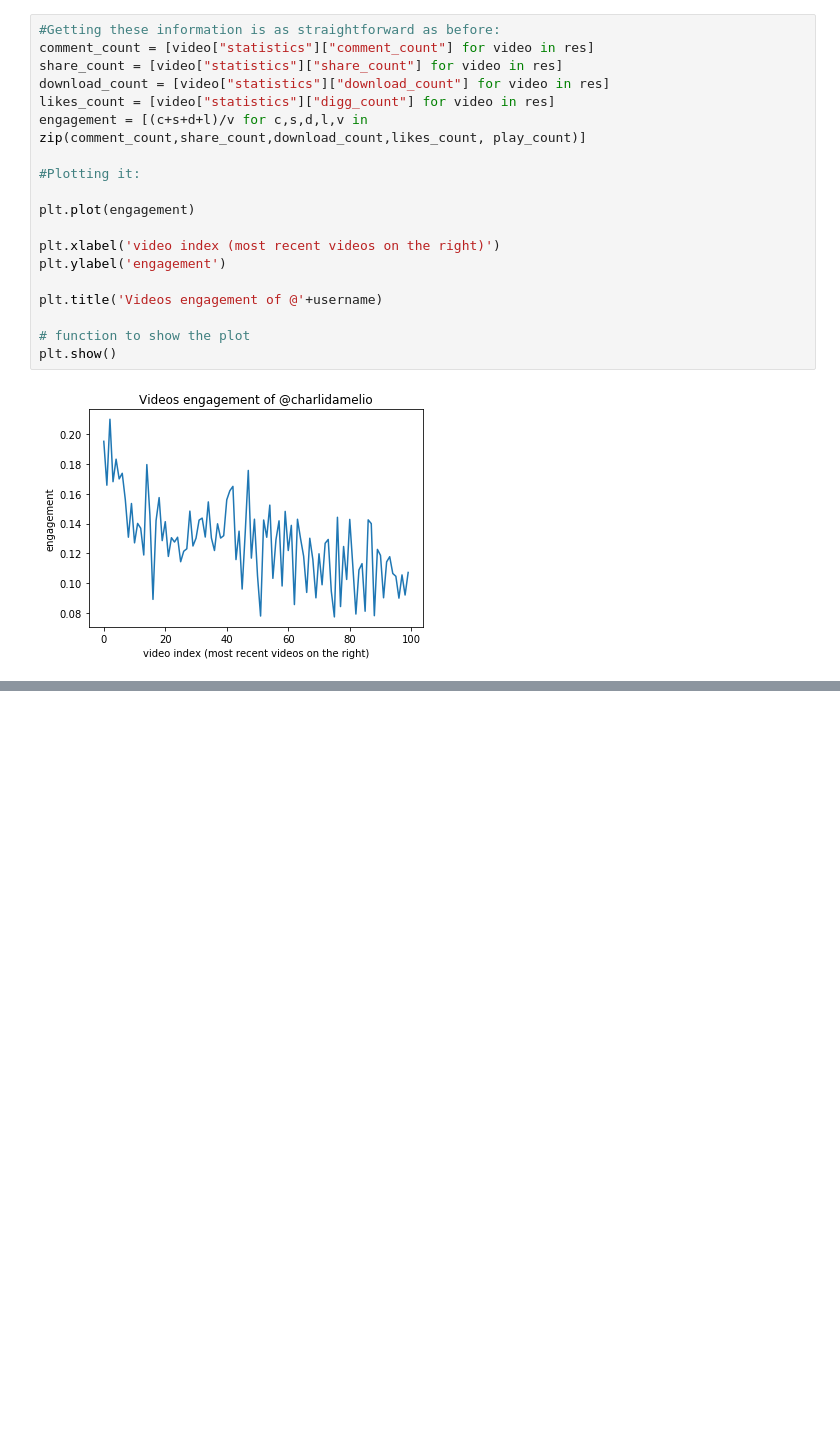
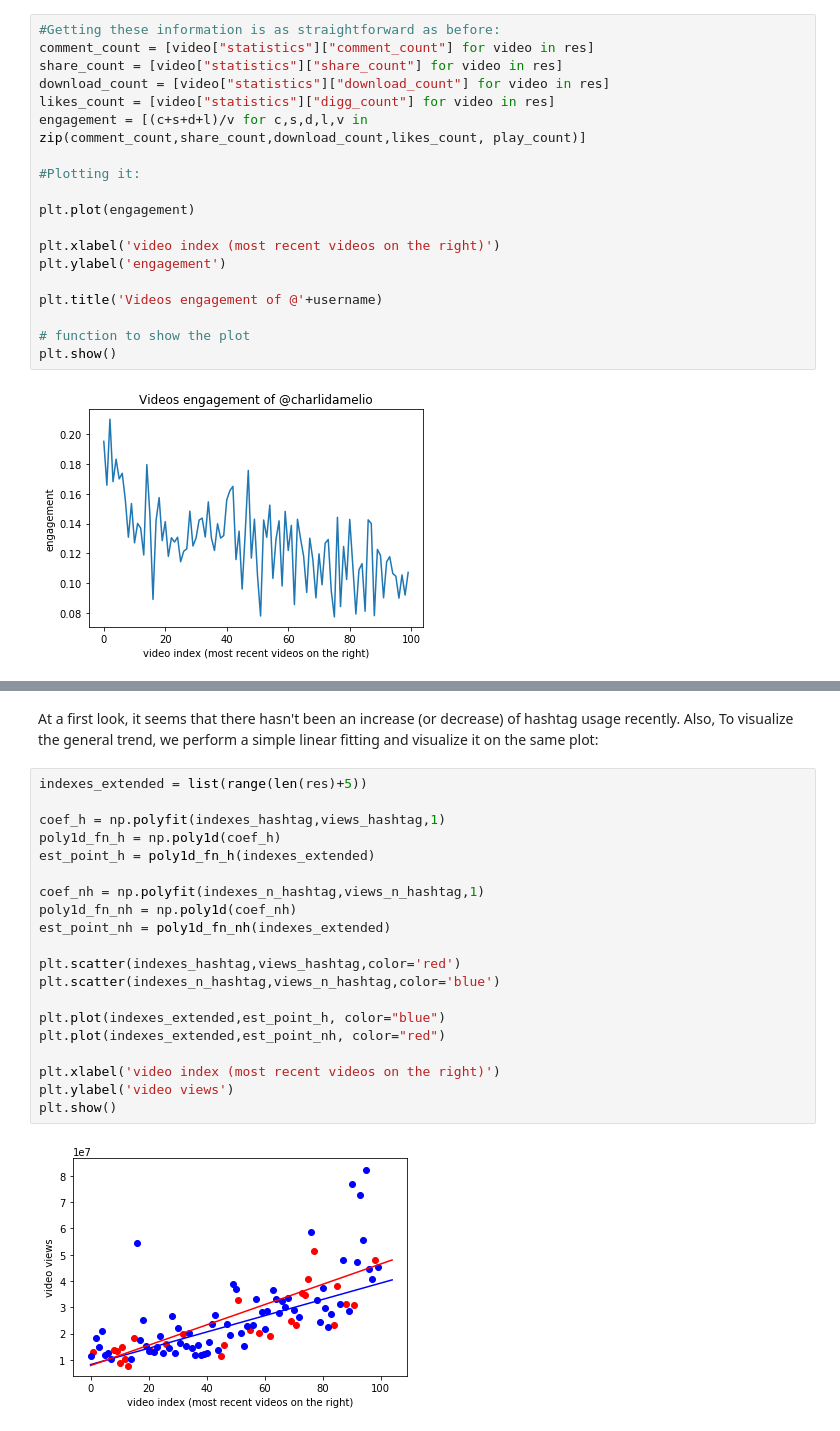
Before and after one commit to EnsembleData/tiktok-scraper, a Jupyter notebook: src/AnalyzeUser.ipynb, the cells around one changed output, grey strips where cells are left out. Cells and saved outputs as stored; diff of their text form; blank space fills up the shorter version.

```diff
--- a/src/AnalyzeUser.ipynb
+++ b/src/AnalyzeUser.ipynb
@@ -77,0 +116,25 @@ However, if you have a broader outlook on these metrics across TikTok you will s
+# %% [markdown]
+At a first look, it seems that there hasn't been an increase (or decrease) of hashtag usage recently. Also,
+To visualize the general trend, we perform a simple linear fitting and visualize it on the same plot:
+# %%
+indexes_extended = list(range(len(res)+5))
+
+coef_h = np.polyfit(indexes_hashtag,views_hashtag,1)
+poly1d_fn_h = np.poly1d(coef_h)
+est_point_h = poly1d_fn_h(indexes_extended)
+
+coef_nh = np.polyfit(indexes_n_hashtag,views_n_hashtag,1)
+poly1d_fn_nh = np.poly1d(coef_nh)
+est_point_nh = poly1d_fn_nh(indexes_extended)
+
+plt.scatter(indexes_hashtag,views_hashtag,color='red')
+plt.scatter(indexes_n_hashtag,views_n_hashtag,color='blue')
+
+plt.plot(indexes_extended,est_point_h, color="blue")
+plt.plot(indexes_extended,est_point_nh, color="red")
+
+plt.xlabel('video index (most recent videos on the right)')
+plt.ylabel('video views')
+plt.show()
+# %% [output]
+[figure, added]
```
Also changed, not shown: parts of 3 cells of this notebook.
